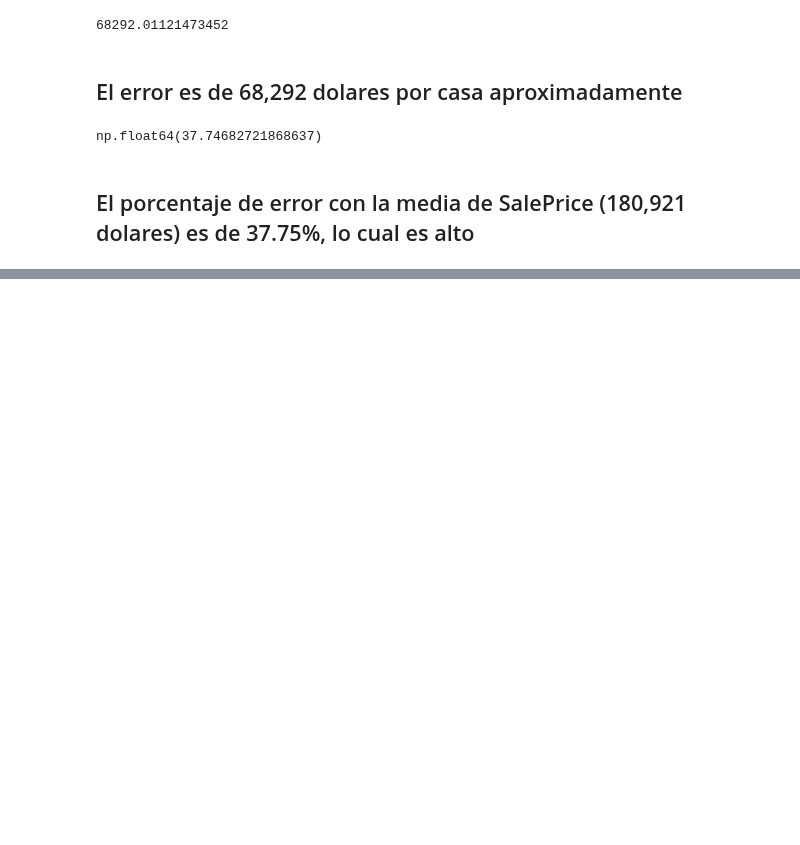
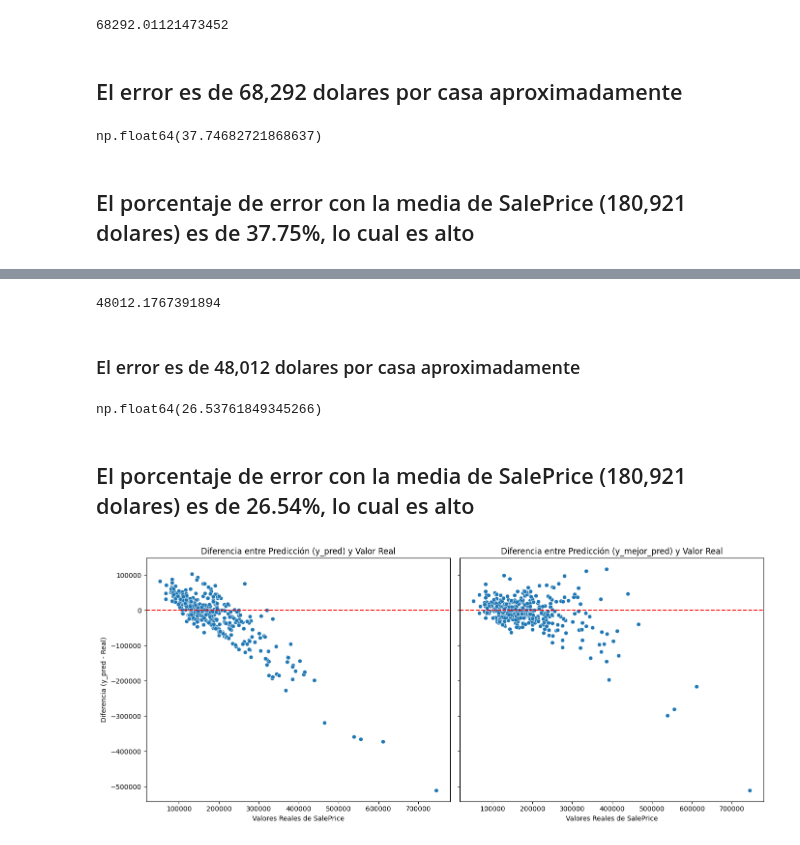
Before and after one commit to xtsebas/Houses_Prices, a Jupyter notebook: Naive_Bayes.ipynb, the cells around one changed output, grey strips where cells are left out. Cells and saved outputs as stored; diff of their text form; code cells hidden in the pictures; blank space fills up the shorter version.

```diff
--- a/Naive_Bayes.ipynb
+++ b/Naive_Bayes.ipynb
@@ -196,0 +199,7 @@ np.float64(37.74682721868637)
+# %%
+params =  [{
+    "regressor__var_smoothing": np.logspace(0,-9, num=300)
+}]
+modelo = GridSearchCV(pipeline,param_grid=params,n_jobs=2, cv=5,scoring="neg_root_mean_squared_error")
+modelo.fit(X_train,y_train)
+modelo.best_params_
@@ -196,0 +210,5 @@ np.float64(37.74682721868637)
+# %%
+print(modelo.best_estimator_)
+print('best score:')
+print(modelo.best_score_)
+y_mejor_pred = modelo.best_estimator_.predict(X_test)
@@ -196,0 +233,39 @@ np.float64(37.74682721868637)
+# %%
+rmse_tunned = root_mean_squared_error(y_test,y_mejor_pred)
+rmse_tunned
+# %% [output]
+48012.1767391894
+# %% [markdown]
+### El error es de 48,012 dolares por casa aproximadamente
+# %%
+porcentaje = rmse_tunned / y_mean * 100
+porcentaje
+# %% [output]
+np.float64(26.53761849345266)
+# %% [markdown]
+## El porcentaje de error con la media de SalePrice (180,921 dolares) es de 26.54%, lo cual es alto
+# %%
+differences_y_pred = y_pred - y_test
+differences_y_mejor_pred = y_mejor_pred - y_test
+
+fig, axes = plt.subplots(1, 2, figsize=(14, 6), sharey=True)
+
+# Gráfico para y_pred
+sns.scatterplot(x=y_test, y=differences_y_pred, ax=axes[0])
+axes[0].axhline(0, color='red', linestyle='--')  # Línea horizontal en 0
+axes[0].set_xlabel('Valores Reales de SalePrice')
+axes[0].set_ylabel('Diferencia (y_pred - Real)')
+axes[0].set_title('Diferencia entre Predicción (y_pred) y Valor Real')
+
+# Gráfico para y_mejor_pred
+sns.scatterplot(x=y_test, y=differences_y_mejor_pred, ax=axes[1])
+axes[1].axhline(0, color='red', linestyle='--')  # Línea horizontal en 0
+axes[1].set_xlabel('Valores Reales de SalePrice')
+axes[1].set_ylabel('Diferencia (y_mejor_pred - Real)')
+axes[1].set_title('Diferencia entre Predicción (y_mejor_pred) y Valor Real')
+
+# Mostrar los gráficos
+plt.tight_layout()
+plt.show()
+# %% [output]
+[figure, added]
```
Also changed, not shown: parts of 6 cells of this notebook.
